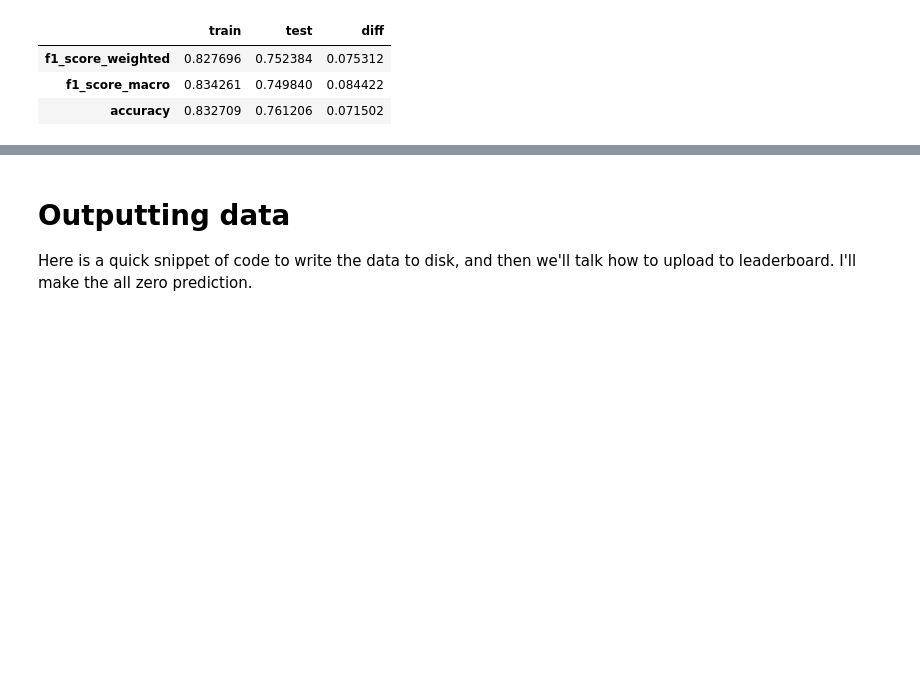
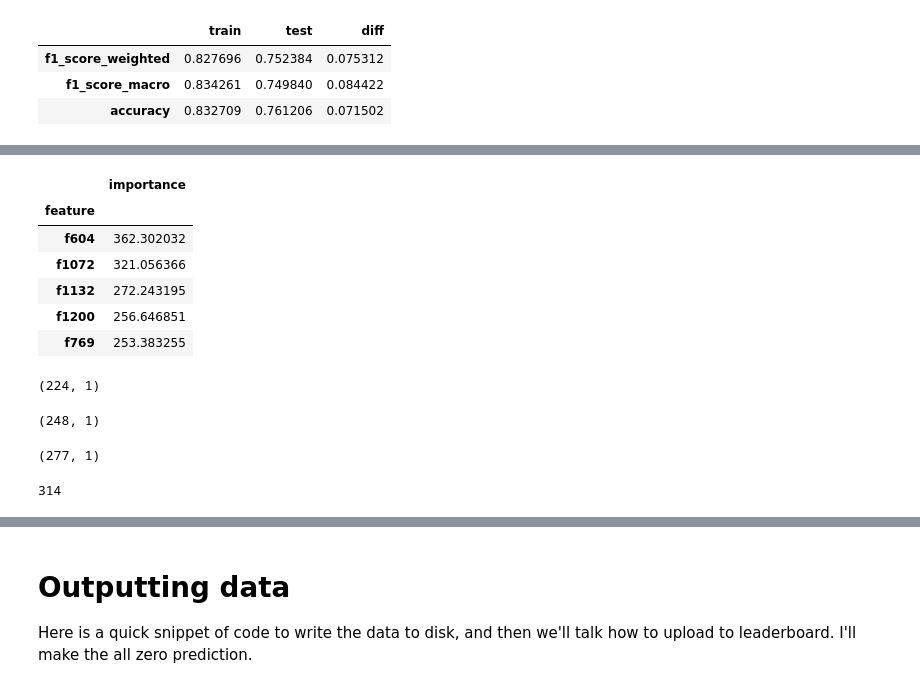
Before and after one commit to faizanahemad/data-science, a Jupyter notebook: exploration_projects/dont-overfit-internal/NB62904K7RGG.ipynb, the cells around one changed output, grey strips where cells are left out. Saved outputs shown, nothing was run; the diff lists cells and outputs as text; code cells hidden in the pictures; blank space fills up the shorter version.

```diff
--- a/exploration_projects/dont-overfit-internal/NB62904K7RGG.ipynb
+++ b/exploration_projects/dont-overfit-internal/NB62904K7RGG.ipynb
@@ -1555,0 +1523,37 @@ y_pred = model.predict(X_test)
+# %%
+def build_model():
+    classifier2 = XGBClassifier(n_estimators=20,learning_rate=0.3,gamma=0,
+                                tree_method="exact",
+                               missing=np.NaN,max_depth=5,n_jobs=int(multiprocessing.cpu_count()/2),objective='multi:softmax')
+
+    return classifier2
+
+df_fis_all_2 = features_importances(X,y,features_all,build_model,iters=100,split_size=10)
+df_fis_all_2.head()
+# %% [output]
+|  | importance |
+| feature |  |
+| f604 | 362.302032 |
+| f1072 | 321.056366 |
+| f1132 | 272.243195 |
+| f1200 | 256.646851 |
+| f769 | 253.383255 |
+# %%
+df_fis_imp[df_fis_imp['importance']>1].shape
+df_fis_all[df_fis_all['importance']>1].shape
+df_fis_all_2[df_fis_all_2['importance']>1].shape
+
+def get_all_features(df_fis,importance_threshold=1):
+    df_fis_new = []
+    for df_fi in df_fis:
+        df_fis_new.append(df_fi[df_fi['importance']>importance_threshold].index.values)
+    return list(set(more_itertools.flatten(df_fis_new)))
+# %% [output]
+(224, 1)
+(248, 1)
+(277, 1)
+# %%
+features = get_all_features([df_fis_imp,df_fis_all,df_fis_all_2],0.01)
+len(features)
+# %% [output]
+314
```
Also changed, not shown: parts of 53 cells of this notebook.
